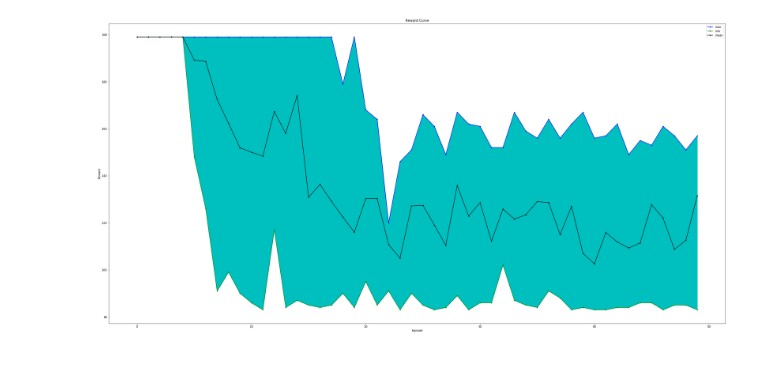
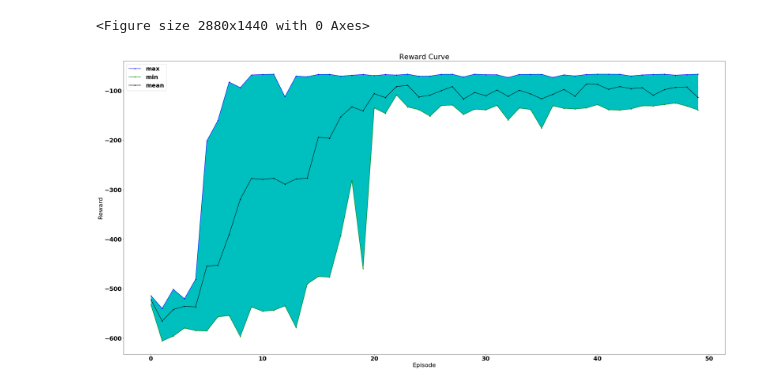
Before and after one commit to Sirius207/Reinforcement-Learning-Algorithms, a Jupyter notebook: plot.ipynb, the cells around one changed output. Cells and saved outputs as stored; diff of their text form; code cells hidden in the pictures.

Commit message:
[Update] report image

```diff
--- a/plot.ipynb
+++ b/plot.ipynb
@@ -2,7 +2,11 @@
 import numpy as np
 import pandas as pd
 import matplotlib.pyplot as plt
+font = {'family' : 'normal',
+        'weight' : 'bold',
+        'size'   : 22}
 
+plt.rc('font', **font)
 plt.figure(figsize=(40,20))
 
 nFinal_df = []
@@ -16,33 +20,34 @@ total = list()
 for episode in range(50):
     total.append([])
     for id in range(7):
-        value = nFinal_df[id]['steps'][episode+1]
+        value = nFinal_df[id]['reward'][episode+1]
         total[episode].append(float(value))
 
 data = dict()
 data['max'] = list()
 data['min'] = list()
 data['mean'] = list()
 
 for episode in range(50):
     maxData = max(total[episode])
     minData = min(total[episode])
     meanData = np.mean(total[episode])
     data['max'].append(maxData)
     data['min'].append(minData)
     data['mean'].append(meanData)
 
 plt.plot(data['max'], color='b',label='max', marker='.')
 plt.plot(data['min'], color='g',label='min', marker='.')
 plt.plot(data['mean'], color='k',label='mean', marker='.')
 
 plt.fill_between(range(50), data['max'], data['min'], color='c', label='')
 # plt.yticks(np.arange(-700, 0, 10))
 
 plt.title('Reward Curve')
 plt.xlabel('Episode')
 plt.ylabel('Reward')
 plt.legend()
 plt.show()
 # %% [output]
+<Figure size 2880x1440 with 0 Axes>
-[figure, old version]
+[figure, new version]
```
Also changed, not shown: 1 other file.
